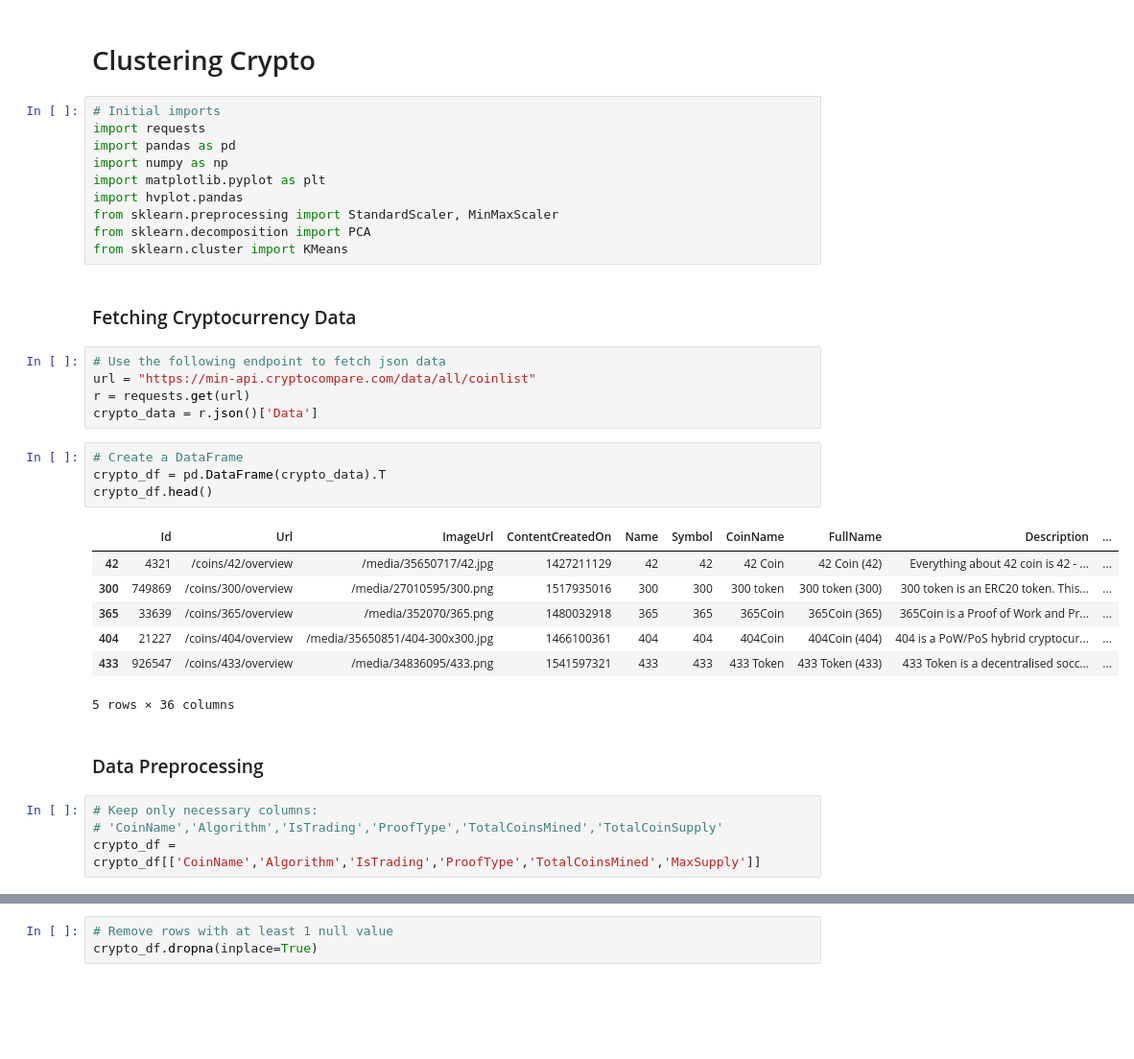
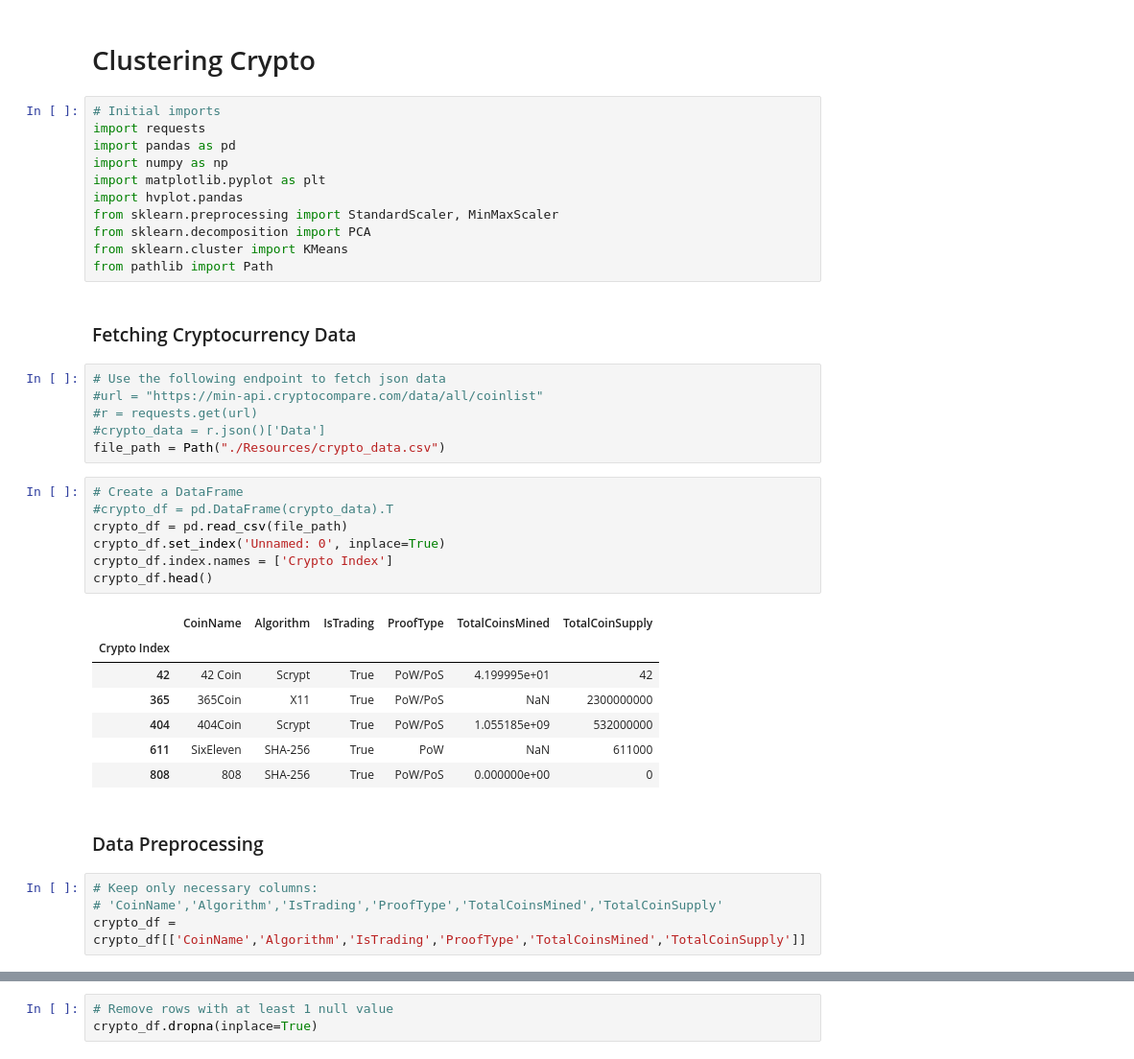
Before and after one commit to goods034/unit13-challenge, a Jupyter notebook: ClusteringCrypto/crypto_clustering.ipynb, the cells around one changed output, grey strips where cells are left out. Shown: that part at 96% size. Cells and saved outputs as stored; diff of their text form; blank space fills up the shorter version.

```diff
--- a/ClusteringCrypto/crypto_clustering.ipynb
+++ b/ClusteringCrypto/crypto_clustering.ipynb
@@ -10,31 +10,36 @@ import hvplot.pandas
 from sklearn.preprocessing import StandardScaler, MinMaxScaler
 from sklearn.decomposition import PCA
 from sklearn.cluster import KMeans
+from pathlib import Path
 # %% [markdown]
 ### Fetching Cryptocurrency Data
 # %%
 # Use the following endpoint to fetch json data
-url = "https://min-api.cryptocompare.com/data/all/coinlist"
-r = requests.get(url)
-crypto_data = r.json()['Data']
+#url = "https://min-api.cryptocompare.com/data/all/coinlist"
+#r = requests.get(url)
+#crypto_data = r.json()['Data']
+file_path = Path("./Resources/crypto_data.csv")
 # %%
 # Create a DataFrame
-crypto_df = pd.DataFrame(crypto_data).T
+#crypto_df = pd.DataFrame(crypto_data).T
+crypto_df = pd.read_csv(file_path)
+crypto_df.set_index('Unnamed: 0', inplace=True)
+crypto_df.index.names = ['Crypto Index']
 crypto_df.head()
 # %% [output]
-|  | Id | Url | ImageUrl | ContentCreatedOn | Name | Symbol | CoinName | FullName | Description | ... |
-| 42 | 4321 | /coins/42/overview | /media/35650717/42.jpg | 1427211129 | 42 | 42 | 42 Coin | 42 Coin (42) | Everything about 42 coin is 42 - ... | ... |
-| 300 | 749869 | /coins/300/overview | /media/27010595/300.png | 1517935016 | 300 | 300 | 300 token | 300 token (300) | 300 token is an ERC20 token. This... | ... |
-| 365 | 33639 | /coins/365/overview | /media/352070/365.png | 1480032918 | 365 | 365 | 365Coin | 365Coin (365) | 365Coin is a Proof of Work and Pr... | ... |
-| 404 | 21227 | /coins/404/overview | /media/35650851/404-300x300.jpg | 1466100361 | 404 | 404 | 404Coin | 404Coin (404) | 404 is a PoW/PoS hybrid cryptocur... | ... |
-| 433 | 926547 | /coins/433/overview | /media/34836095/433.png | 1541597321 | 433 | 433 | 433 Token | 433 Token (433) | 433 Token is a decentralised socc... | ... |
+|  | CoinName | Algorithm | IsTrading | ProofType | TotalCoinsMined | TotalCoinSupply |
+| Crypto Index |  |  |  |  |  |  |
+| 42 | 42 Coin | Scrypt | True | PoW/PoS | 4.199995e+01 | 42 |
+| 365 | 365Coin | X11 | True | PoW/PoS | NaN | 2300000000 |
+| 404 | 404Coin | Scrypt | True | PoW/PoS | 1.055185e+09 | 532000000 |
+| 611 | SixEleven | SHA-256 | True | PoW | NaN | 611000 |
+| 808 | 808 | SHA-256 | True | PoW/PoS | 0.000000e+00 | 0 |
-5 rows × 36 columns
 # %% [markdown]
 ### Data Preprocessing
 # %%
 # Keep only necessary columns:
 # 'CoinName','Algorithm','IsTrading','ProofType','TotalCoinsMined','TotalCoinSupply'
-crypto_df = crypto_df[['CoinName','Algorithm','IsTrading','ProofType','TotalCoinsMined','MaxSupply']]
+crypto_df = crypto_df[['CoinName','Algorithm','IsTrading','ProofType','TotalCoinsMined','TotalCoinSupply']]
 # %%
 # Keep only cryptocurrencies that are trading
 crypto_df = crypto_df[crypto_df.IsTrading.eq(True)]
```
Also changed, not shown: parts of 17 cells of this notebook.
